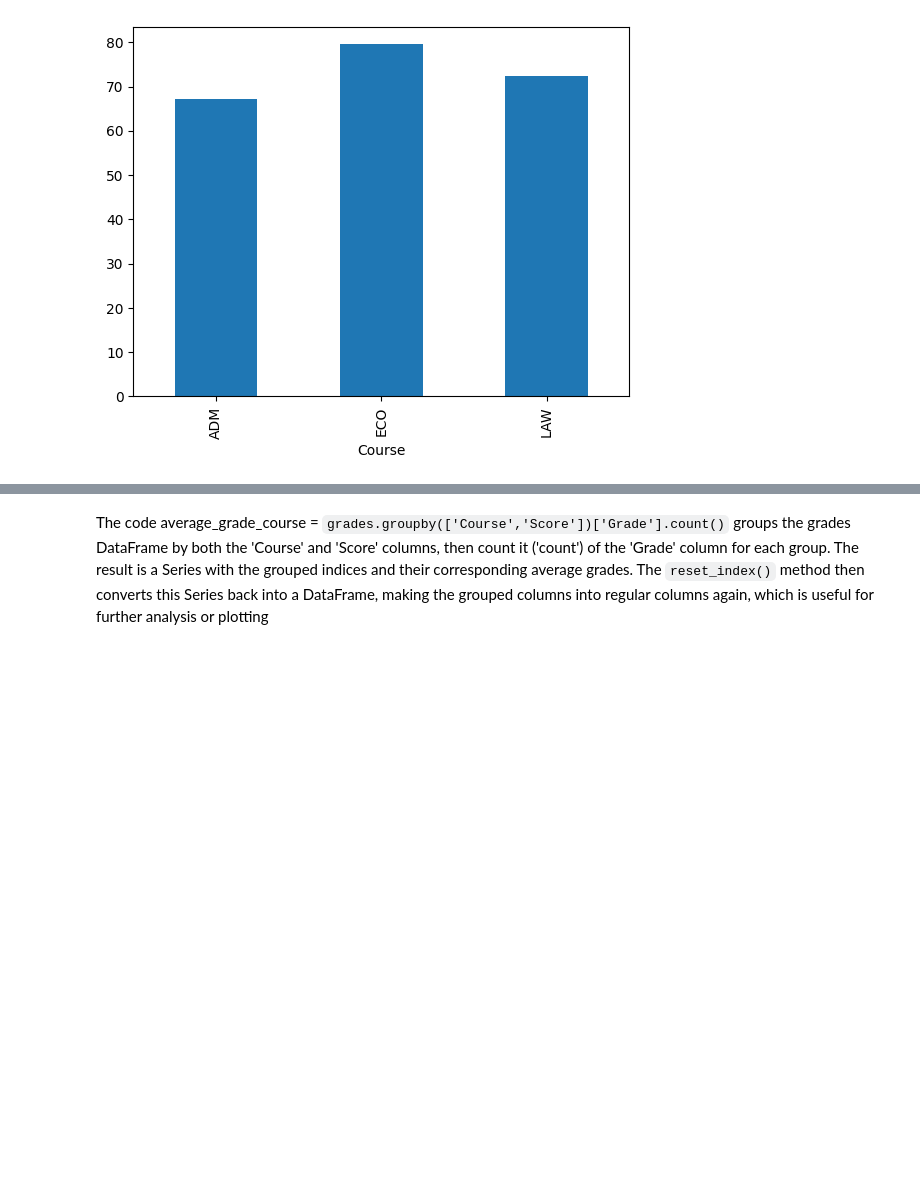
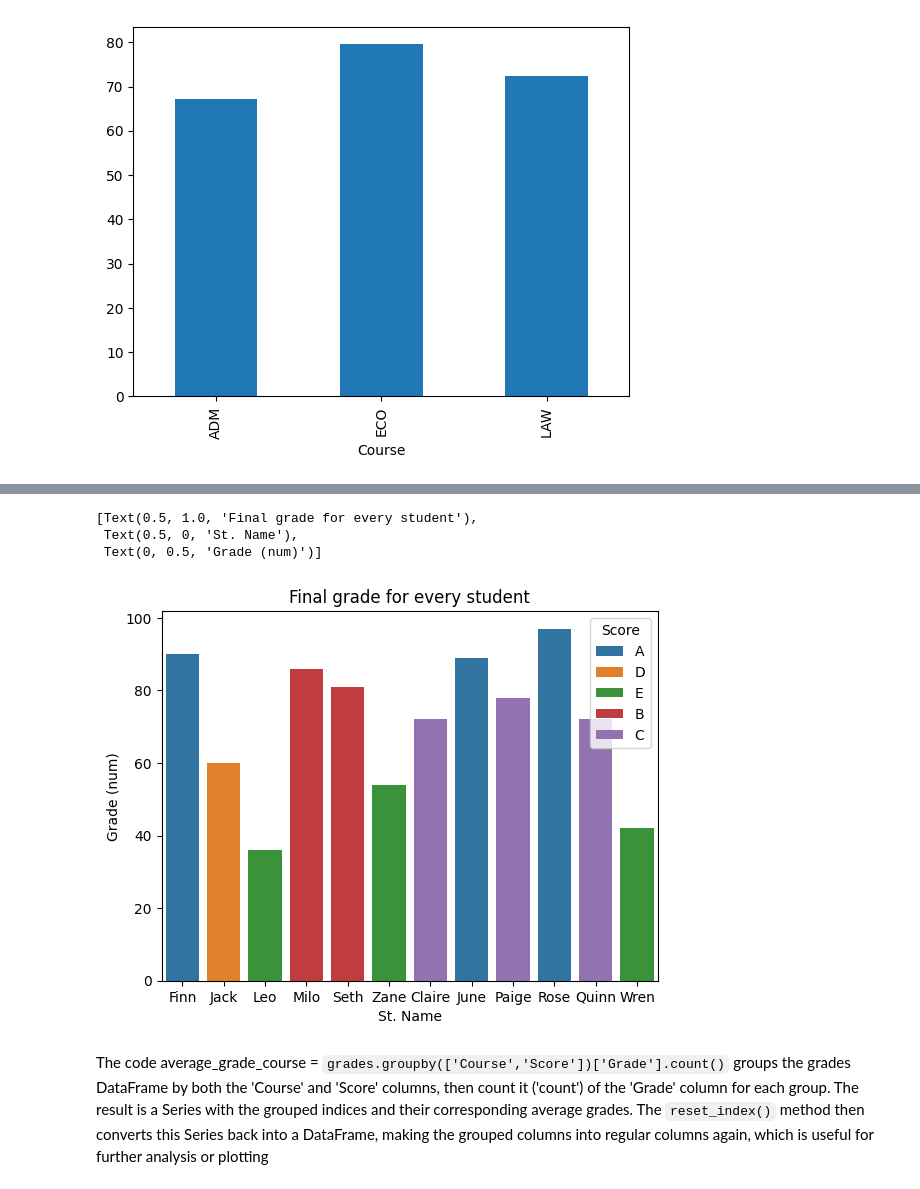
Before and after one commit to lcbjrrr/ProgWdata, a Jupyter notebook: CSC116_2_Agg_Bar.ipynb, the cells around one changed output, grey strips where cells are left out. Cells and saved outputs as stored; diff of their text form; code cells hidden in the pictures; blank space fills up the shorter version.

```diff
--- a/CSC116_2_Agg_Bar.ipynb
+++ b/CSC116_2_Agg_Bar.ipynb
@@ -136,3 +150,10 @@ average_grade_course.plot(kind='bar')
+# %%
+sns.barplot(x = grades["Student"], y = grades["Grade"],hue=grades['Score']).set(**{'title':"Final grade for every student", 'xlabel':"St. Name", 'ylabel':"Grade (num)"})
+# %% [output]
+[Text(0.5, 1.0, 'Final grade for every student'),
+ Text(0.5, 0, 'St. Name'),
+ Text(0, 0.5, 'Grade (num)')]
+[figure, added]
 # %% [markdown]
 The code average_grade_course = `grades.groupby(['Course','Score'])['Grade'].count()` groups the grades DataFrame by both the 'Course' and 'Score' columns, then count it ('count') of the 'Grade' column for each group. The result is a Series with the grouped indices and their corresponding average grades. The `reset_index()` method then converts this Series back into a DataFrame, making the grouped columns into regular columns again, which is useful for further analysis or plotting
 # %%
```
Also changed, not shown: parts of 6 cells of this notebook.
